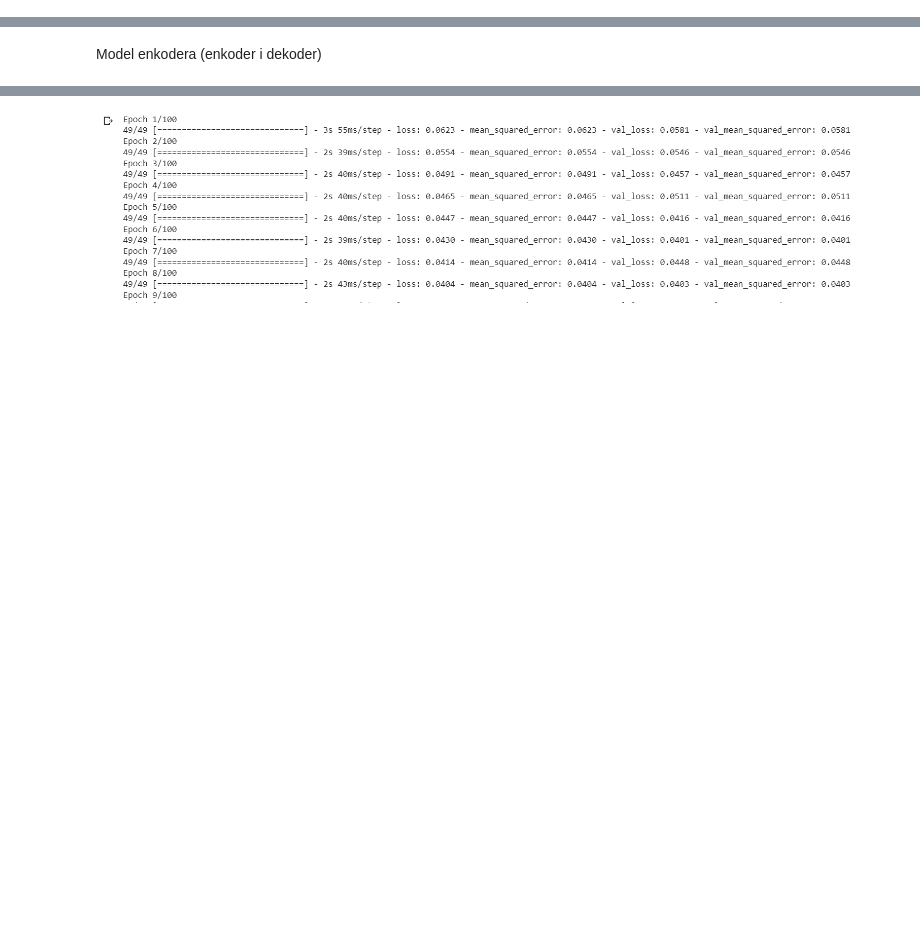
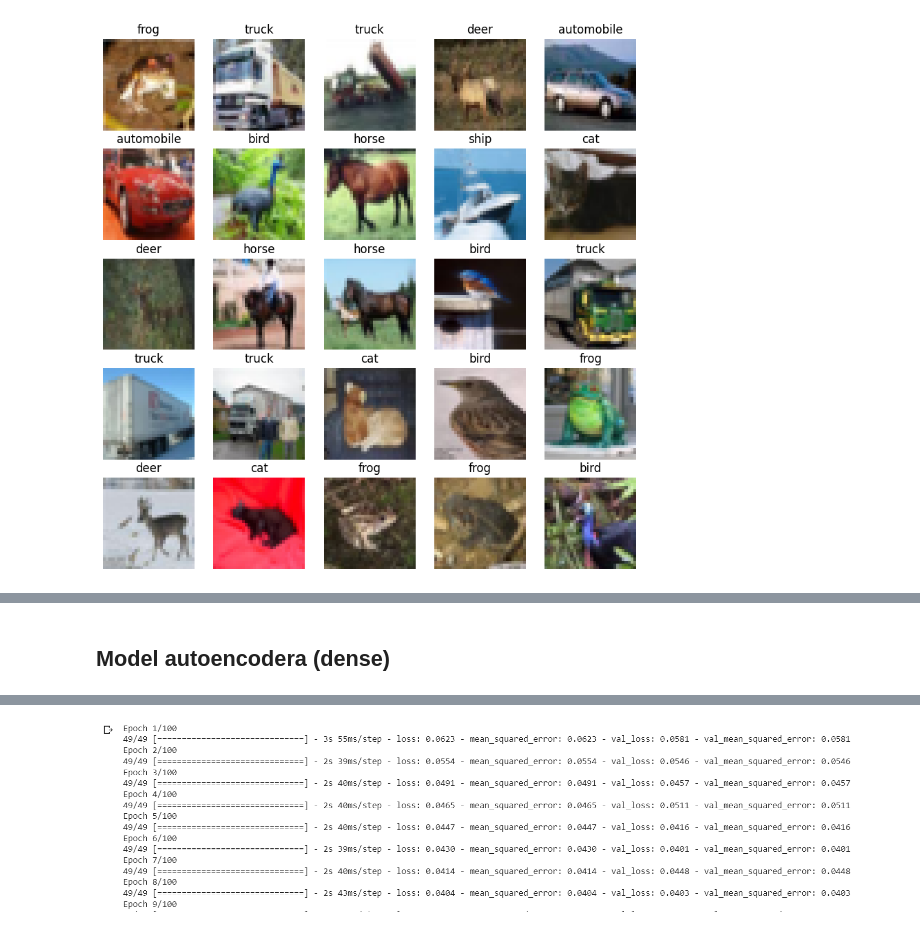
Before and after one commit to KubiakJakub01/WAT, a Jupyter notebook: msc/sem2/DL/DL_Lab1.ipynb, the cells around one changed output, grey strips where cells are left out. Drawn from its saved outputs; the diff is of its cells as text; code cells hidden in the pictures; blank space fills up the shorter version.

```diff
--- a/msc/sem2/DL/DL_Lab1.ipynb
+++ b/msc/sem2/DL/DL_Lab1.ipynb
@@ -42,0 +31,6 @@ import matplotlib.pyplot as plt
+# %%
+CLASS_NAMES = ['airplane', 'automobile', 'bird', 'cat', 'deer',
+               'dog', 'frog', 'horse', 'ship', 'truck']
+NUM_CLASSES = len(CLASS_NAMES)
+NUM_EXAMPLES = 25
+INPUT_SHAPE = (32, 32, 3)
@@ -42,0 +39,10 @@ import matplotlib.pyplot as plt
+# %%
+def visualize_examples(data, labels, title="CIFAR10 Examples"):
+    """Visualizes a few examples from the dataset."""
+    plt.figure(figsize=(10, 10))
+    for i in range(NUM_EXAMPLES):
+        ax = plt.subplot(5, 5, i + 1)
+        plt.imshow(data[i])
+        plt.title(CLASS_NAMES[labels[i][0]])
+        plt.axis("off")
+    plt.show()
@@ -46,3 +263,5 @@ assert train_images.shape == (50000, 32, 32, 3)
 assert test_images.shape == (10000, 32, 32, 3)
 assert train_labels.shape == (50000, 1)
 assert test_labels.shape == (10000, 1)
+# Normalize pixel values to be between 0 and 1
+train_images, test_images = train_images / 255.0, test_images / 255.0
@@ -52,4 +268,9 @@ Downloading data from https://www.cs.toronto.edu/~kriz/cifar-10-python.tar.gz
+# %%
+# Visualize the first 25 images in the training set
+visualize_examples(train_images, train_labels)
+# %% [output]
+[figure, added]
 # %% [markdown]
 ![image.png](embedded-picture-1)
-# %% [markdown]
-Model enkodera (enkoder i dekoder)
+# %% [markdown]
+## Model autoencodera (dense)
```
Also changed, not shown: parts of 33 cells of this notebook.
